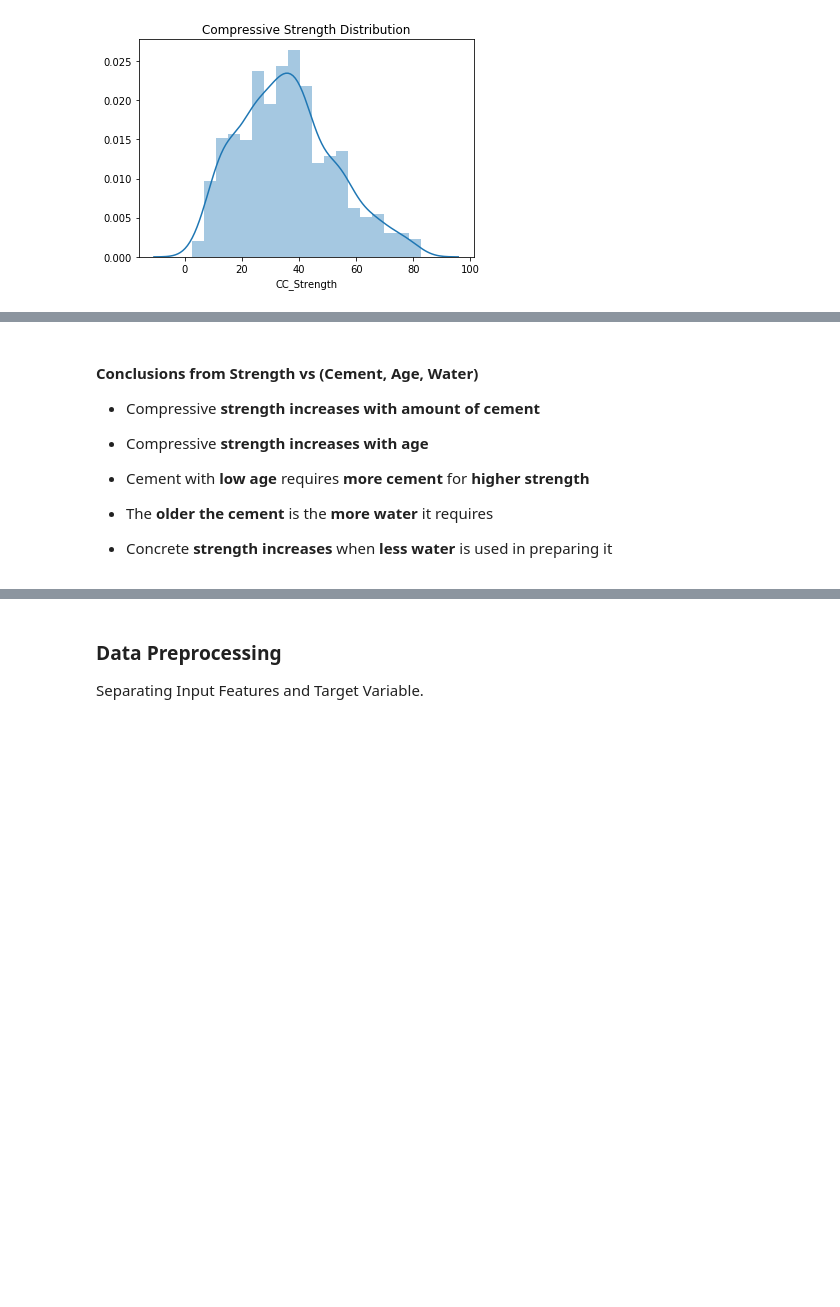
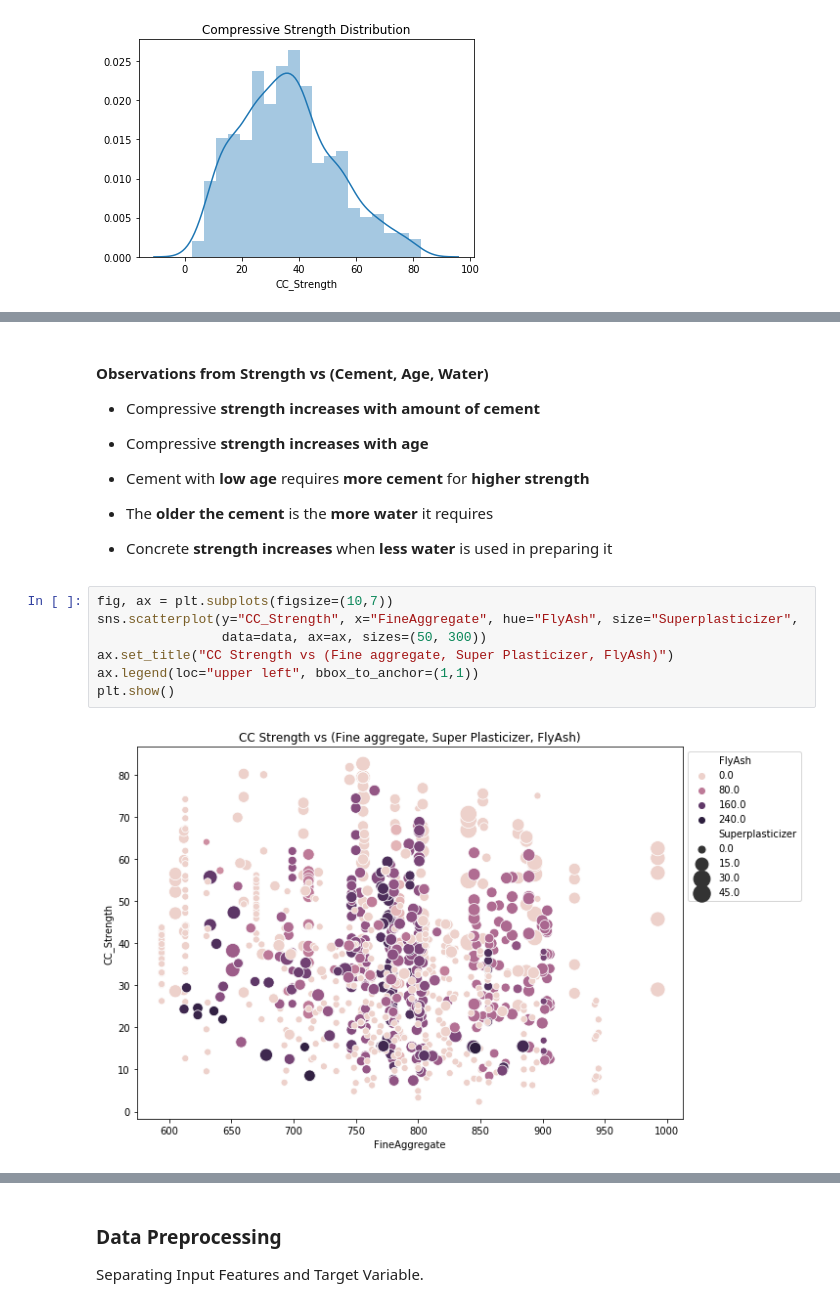
Before and after one commit to pranaymodukuru/Concrete-compressive-strength, a Jupyter notebook: ConcreteCompressiveStrengthPrediction.ipynb, the cells around one changed output, grey strips where cells are left out. Saved outputs shown, nothing was run; the diff lists cells and outputs as text; blank space fills up the shorter version.

```diff
--- a/ConcreteCompressiveStrengthPrediction.ipynb
+++ b/ConcreteCompressiveStrengthPrediction.ipynb
@@ -131,5 +136,5 @@ plt.show()
 # %% [markdown]
-#### Conclusions from Strength vs (Cement, Age, Water)
+#### Observations from Strength vs (Cement, Age, Water)
 * Compressive **strength increases with amount of cement**
 
 
@@ -143,3 +148,12 @@ plt.show()
 
 
 * Concrete **strength increases** when **less water** is used in preparing it
+# %%
+fig, ax = plt.subplots(figsize=(10,7))
+sns.scatterplot(y="CC_Strength", x="FineAggregate", hue="FlyAsh", size="Superplasticizer",
+                data=data, ax=ax, sizes=(50, 300))
+ax.set_title("CC Strength vs (Fine aggregate, Super Plasticizer, FlyAsh)")
+ax.legend(loc="upper left", bbox_to_anchor=(1,1))
+plt.show()
+# %% [output]
+[figure, added]
```
Also changed, not shown: parts of 11 cells of this notebook.
